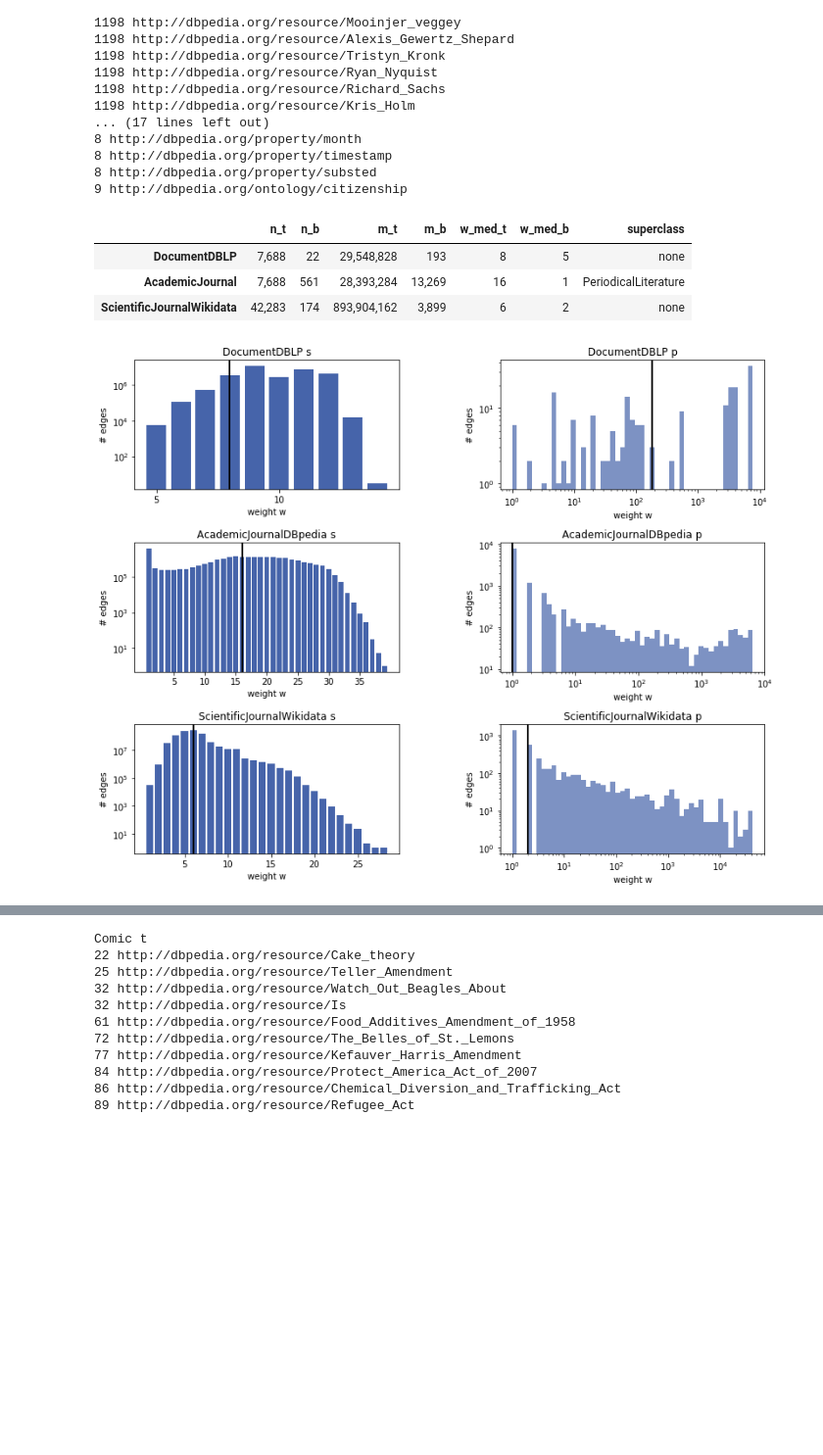
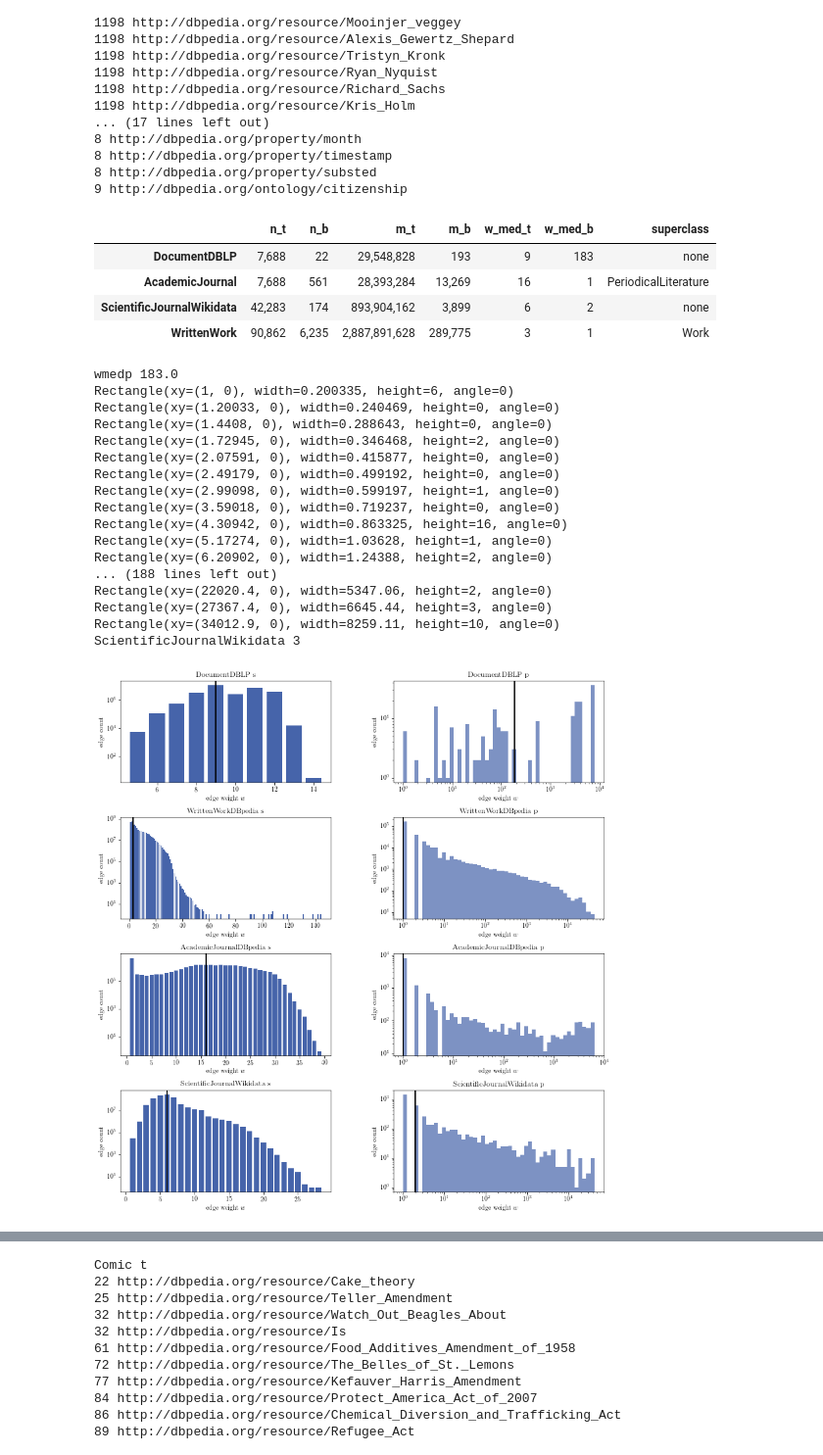
Before and after one commit to davidweisscode/kg-analysis, a Jupyter notebook: plots.ipynb, the cells around one changed output, grey strips where cells are left out. Shown at 98% size. Cells and saved outputs as stored; diff of their text form; code cells hidden in the pictures; blank space fills up the shorter version.

Commit message:
Update plots

```diff
--- a/plots.ipynb
+++ b/plots.ipynb
@@ -11,7 +15,7 @@ import matplotlib.pyplot as plt
 kit_blue_1 = "#4664AA"
 kit_blue_2 = "#7D92C3"
 
-run = "dblp"
+run = "athlete"
 # writtenwork_depth # musicalwork_breadth # athlete # politician_breadth # species_depth # anatomicalstructure_breadth # wikidata
 res_glob = pd.read_csv(f"out/_results_{run}.csv", index_col=0)
 # res_wikidata_glob = pd.read_csv("out/_results_wikidata.csv", index_col=0)
@@ -286,13 +304,12 @@ Cyclist t
 res = res_glob
 # Control which classes to analyze. Add or remove rows in res DataFrame
 classes = list(res.index.values)
-# classes = [
-#     "Athlete",
-#     "Boxer",
-#     "AmateurBoxer",
-#     "RacingDriver",
-#     "FormulaOneRacer",
-# ]
+classes = [
+    "DocumentDBLP",
+    "WrittenWork",
+    "AcademicJournal",
+    "ScientificJournalWikidata",
+]
 # pd.options.display.float_format = '{:,.0f}'.format
 display(res_disp[["n_t", "n_b", "m_t", "m_b", "w_med_t", "w_med_b", "superclass"]]) # TODO: sdev
 
@@ -313,42 +330,74 @@ for classname in classes:
     axes[row, 0].axvline(median, color='k', linewidth=2)
     axes[row, 0].set_title(classname + " s")
     if classname == "AcademicJournal":
         axes[row, 0].set_title("AcademicJournalDBpedia" + " s")
+    if classname == "WrittenWork":
+        axes[row, 0].set_title("WrittenWorkDBpedia" + " s")
     axes[row, 0].set_yscale("log")
     axes[row, 0].tick_params(axis="x", reset=True, top=False)
-    axes[row, 0].set_xticks(range(5, max(w), 5))
-    axes[row, 0].set_xticklabels(range(5, max(w), 5))
-    axes[row, 0].set_xlabel("weight w")
-    axes[row, 0].set_ylabel("# edges")
+#     axes[row, 0].set_xticks(range(5, max(w), 5))
+#     axes[row, 0].set_xticklabels(range(5, max(w), 5))
+    axes[row, 0].set_xlabel("edge weight $w$")
+    axes[row, 0].set_ylabel("edge count")
     # Bot (hist)
     w = []
     with open(f"out/{classname}/{classname}.b.w.json", "r") as input_file:
         dist = json.load(input_file)
     for weight, count in dist.items():
         if int(weight) > 0:
             w.extend([int(weight)] * count)
 
     logbins = np.geomspace(min(w), max(w), 50)
     axes[row, 1].set_xscale("log")
     axes[row, 1].set_yscale("log")
     axes[row, 1].set_title(classname + " p")
     if classname == "AcademicJournal":
         axes[row, 1].set_title("AcademicJournalDBpedia" + " p")
-    axes[row, 1].set_xlabel("weight w")
-    axes[row, 1].set_ylabel("# edges")
+    if classname == "WrittenWork":
+        axes[row, 1].set_title("WrittenWorkDBpedia" + " p")
+    axes[row, 1].set_xlabel("edge weight $w$")
+    axes[row, 1].set_ylabel("edge count")
+    print("wmedp", np.median(w))
     axes[row, 1].axvline(np.median(w), color='k', linewidth=2)
     hist, bins, _ = axes[row, 1].hist(w, bins=logbins, color=kit_blue_2)
+#     print(bins)
+    emptybins = 0
+    for patchobj in _:
+        print(patchobj)
+        if patchobj.get_height() == 0:
+            emptybins += 1
+    print(classname, emptybins)
+
 
 plt.subplots_adjust(wspace=10, hspace=10)
 plt.tight_layout()
 
-fig.savefig("wdist.png", bbox_inches='tight', dpi=300)
+# fig.savefig("wdist.png", bbox_inches='tight', dpi=300)
+fig.savefig("wdist.pdf")
 # %% [output]
 |  | n_t | n_b | m_t | m_b | w_med_t | w_med_b | superclass |
-| DocumentDBLP | 7,688 | 22 | 29,548,828 | 193 | 8 | 5 | none |
+| DocumentDBLP | 7,688 | 22 | 29,548,828 | 193 | 9 | 183 | none |
 | AcademicJournal | 7,688 | 561 | 28,393,284 | 13,269 | 16 | 1 | PeriodicalLiterature |
 | ScientificJournalWikidata | 42,283 | 174 | 893,904,162 | 3,899 | 6 | 2 | none |
+| WrittenWork | 90,862 | 6,235 | 2,887,891,628 | 289,775 | 3 | 1 | Work |
+wmedp 183.0
+Rectangle(xy=(1, 0), width=0.200335, height=6, angle=0)
+Rectangle(xy=(1.20033, 0), width=0.240469, height=0, angle=0)
+Rectangle(xy=(1.4408, 0), width=0.288643, height=0, angle=0)
+Rectangle(xy=(1.72945, 0), width=0.346468, height=2, angle=0)
+Rectangle(xy=(2.07591, 0), width=0.415877, height=0, angle=0)
+Rectangle(xy=(2.49179, 0), width=0.499192, height=0, angle=0)
+Rectangle(xy=(2.99098, 0), width=0.599197, height=1, angle=0)
+Rectangle(xy=(3.59018, 0), width=0.719237, height=0, angle=0)
+Rectangle(xy=(4.30942, 0), width=0.863325, height=16, angle=0)
+Rectangle(xy=(5.17274, 0), width=1.03628, height=1, angle=0)
+Rectangle(xy=(6.20902, 0), width=1.24388, height=2, angle=0)
+... (188 lines left out)
+Rectangle(xy=(22020.4, 0), width=5347.06, height=2, angle=0)
+Rectangle(xy=(27367.4, 0), width=6645.44, height=3, angle=0)
+Rectangle(xy=(34012.9, 0), width=8259.11, height=10, angle=0)
+ScientificJournalWikidata 3
-[figure, old version]
+[figure, new version]
 # %%
 # Latex table wdist
 res_tex = res_disp[["n_t", "n_b", "m_t", "m_b", "w_med_t", "w_med_b", "superclass"]]
```
Also changed, not shown: parts of 8 cells of this notebook.
